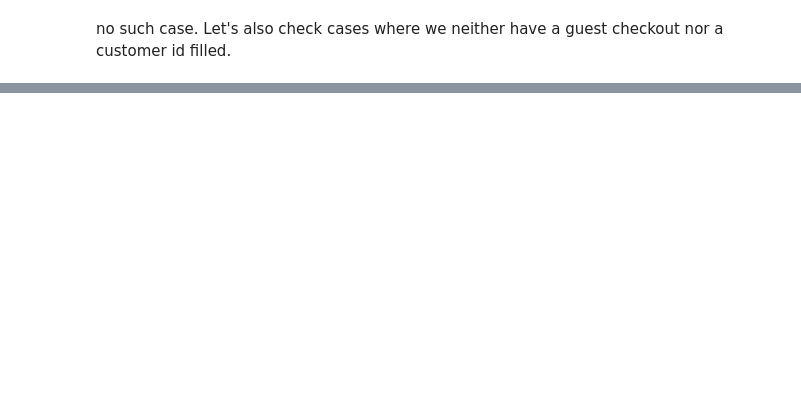
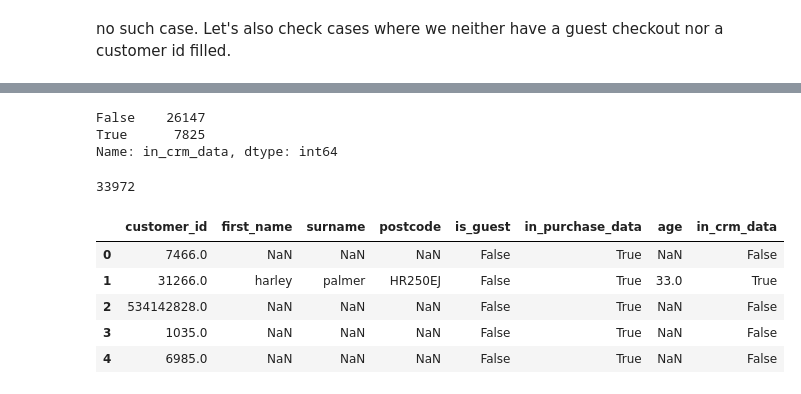
Before and after one commit to kbattish/Real-Life-Data-Analysis-Projects, a Jupyter notebook: customer-data-modeling/notebooks/customer_data_modeling.ipynb, the cells around one changed output, grey strips where cells are left out. Cells and saved outputs as stored; diff of their text form; code cells hidden in the pictures; blank space fills up the shorter version.

```diff
--- a/customer-data-modeling/notebooks/customer_data_modeling.ipynb
+++ b/customer-data-modeling/notebooks/customer_data_modeling.ipynb
@@ -168,0 +321,10 @@ sales_customers["postcode"] = sales_customers["postcode"].str.strip()
+# %%
+print(len(sales_and_crm_customers))
+
+sales_and_crm_customers = (
+    pd.concat([sales_and_crm_customers, crm[crm["customer_id"].isin(crm_ids_to_add)]],
+              axis=0,
+             ignore_index=True)
+)
+
+print(len(sales_and_crm_customers))
@@ -168,0 +348,6 @@ sales_customers["postcode"] = sales_customers["postcode"].str.strip()
+# %%
+sales_and_crm_customers["is_guest"] = sales_and_crm_customers["is_guest"].fillna(False)
+sales_and_crm_customers["in_purchase_data"] = sales_and_crm_customers["in_purchase_data"].fillna(False)
+sales_and_crm_customers["in_crm_data"] = sales_and_crm_customers["in_crm_data"].fillna(True)
+
+sales_and_crm_customers.isnull().sum()
@@ -168,0 +364,17 @@ sales_customers["postcode"] = sales_customers["postcode"].str.strip()
+# %%
+sales_and_crm_customers["in_crm_data"].value_counts()
+# %% [output]
+False    26147
+True      7825
+Name: in_crm_data, dtype: int64
+# %%
+print(len(sales_and_crm_customers))
+sales_and_crm_customers.head()
+# %% [output]
+33972
+|  | customer_id | first_name | surname | postcode | is_guest | in_purchase_data | age | in_crm_data |
+| 0 | 7466.0 | NaN | NaN | NaN | False | True | NaN | False |
+| 1 | 31266.0 | harley | palmer | HR250EJ | False | True | 33.0 | True |
+| 2 | 534142828.0 | NaN | NaN | NaN | False | True | NaN | False |
+| 3 | 1035.0 | NaN | NaN | NaN | False | True | NaN | False |
+| 4 | 6985.0 | NaN | NaN | NaN | False | True | NaN | False |
```
Also changed, not shown: parts of 72 cells of this notebook.
